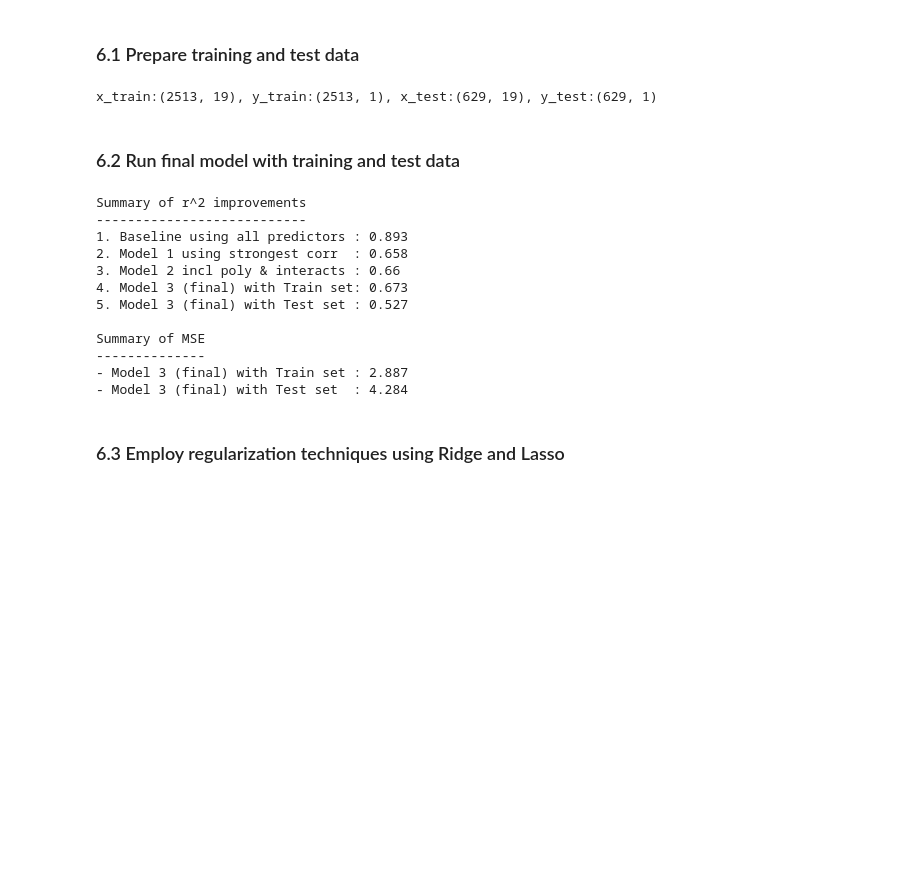
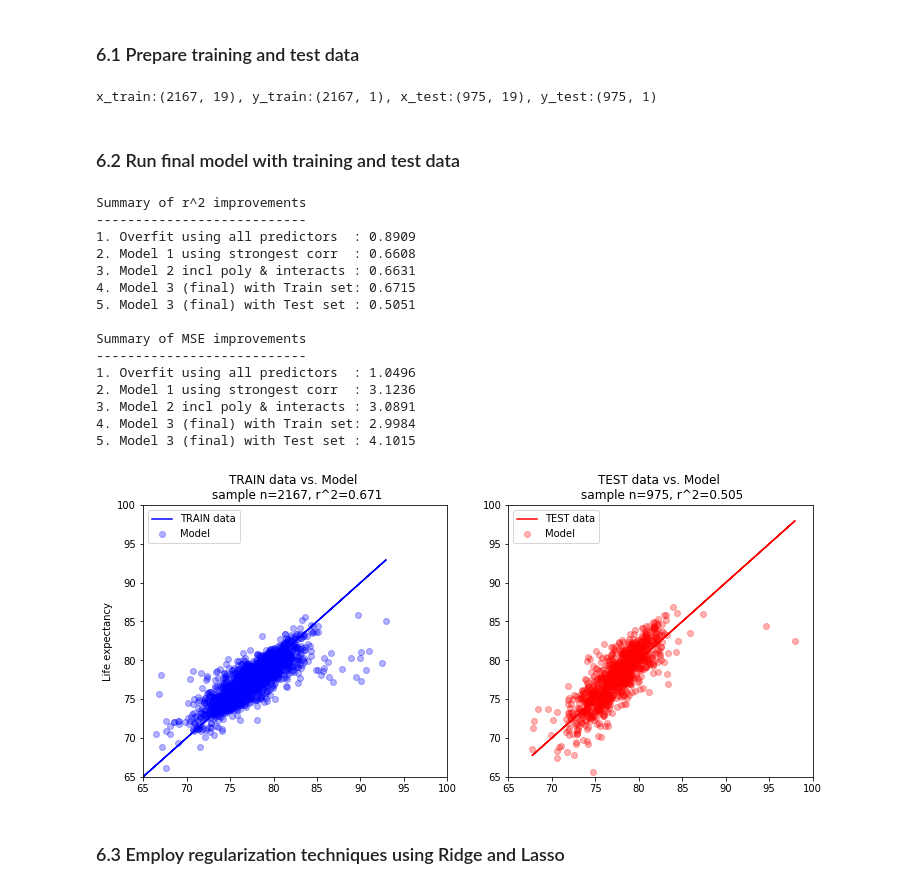
Before and after one commit to algakovic/Life-Expectancy-USA, a Jupyter notebook: Life_Expectancy_USA.ipynb, the cells around one changed output. Drawn from its saved outputs; the diff is of its cells as text; code cells hidden in the pictures; blank space fills up the shorter version.

```diff
--- a/Life_Expectancy_USA.ipynb
+++ b/Life_Expectancy_USA.ipynb
@@ -474,7 +488,6 @@ Correlation between all predictors vs. Life expectancy:
 # %%
 # Assign training data to the final choice of predictors
 x_train = x_shortlist
-y_train = y
 
 # Assign test data (before processing)
 x_test_raw = pd.DataFrame(x_test, columns=x_all.columns)
@@ -486,6 +499,7 @@ df_test = pd.DataFrame()
 for col in final_columns:
     # Create interaction terms
     if col.find('_AND_') != -1:
+        c = 1
         inter1 = col[0:col.find('_AND_')]
         inter2 = col[(-1)*(len(col)-5-len(inter1)):]
         c = [inter1,inter2]
@@ -500,7 +514,6 @@ for col in final_columns:
     else:
         c = col
         df_test[col] = x_test_raw[col]
-    output_columns.append(c)
 
 # Assign test data (after processing)
 scaler = MinMaxScaler()
@@ -508,9 +521,9 @@ x_test = pd.DataFrame(scaler.fit_transform(df_test), columns=df_test.columns) #
 y_test = (pd.DataFrame(y_test)).reset_index(drop=True)
 
 # Double check data dimensions are the comparable
-print(f'x_train:{x_shortlist.shape}, y_train:{y.shape}, x_test:{x_test.shape}, y_test:{y_test.shape}')
+print(f'x_train:{x_train.shape}, y_train:{y_train.shape}, x_test:{x_test.shape}, y_test:{y_test.shape}')
 # %% [output]
-x_train:(2513, 19), y_train:(2513, 1), x_test:(629, 19), y_test:(629, 1)
+x_train:(2167, 19), y_train:(2167, 1), x_test:(975, 19), y_test:(975, 1)
 # %% [markdown]
 ### 6.2 Run final model with training and test data
 # %%
@@ -524,34 +537,59 @@ pred_test  = linreg.predict(x_test)
 
 final_train_rsq = linreg.score(x_train, y_train)
 final_test_rsq  = linreg.score(x_test, y_test)
-final_train_mse  = mean_squared_error(y_train, pred_train)
-final_test_mse = mean_squared_error(y_test, pred_test)
+final_train_mse = mean_squared_error(y_train, pred_train)
+final_test_mse  = mean_squared_error(y_test, pred_test)
 
 print('Summary of r^2 improvements')
 print('---------------------------')
-print('1. Baseline using all predictors :', round(baseline1,3))
-print('2. Model 1 using strongest corr  :', round(baseline2,3))
-print('3. Model 2 incl poly & interacts :', round(baseline3,3))
-print('4. Model 3 (final) with Train set:', round(final_train_rsq,3))
-print('5. Model 3 (final) with Test set :', round(final_test_rsq,3))
+print('1. Overfit using all predictors  :', round(baseline_rsq,4))
+print('2. Model 1 using strongest corr  :', round(model1_rsq,4))
+print('3. Model 2 incl poly & interacts :', round(model2_rsq,4))
+print('4. Model 3 (final) with Train set:', round(final_train_rsq,4))
+print('5. Model 3 (final) with Test set :', round(final_test_rsq,4))
 print('')
-print('Summary of MSE')
-print('--------------')
-print('- Model 3 (final) with Train set :', round(final_train_mse,3))
-print('- Model 3 (final) with Test set  :', round(final_test_mse,3))
+print('Summary of MSE improvements')
+print('---------------------------')
+print('1. Overfit using all predictors  :', round(baseline_mse,4))
+print('2. Model 1 using strongest corr  :', round(model1_mse,4))
+print('3. Model 2 incl poly & interacts :', round(model2_mse,4))
+print('4. Model 3 (final) with Train set:', round(final_train_mse,4))
+print('5. Model 3 (final) with Test set :', round(final_test_mse,4))
 # %% [output]
 Summary of r^2 improvements
 ---------------------------
-1. Baseline using all predictors : 0.893
-2. Model 1 using strongest corr  : 0.658
-3. Model 2 incl poly & interacts : 0.66
-4. Model 3 (final) with Train set: 0.673
-5. Model 3 (final) with Test set : 0.527
+1. Overfit using all predictors  : 0.8909
+2. Model 1 using strongest corr  : 0.6608
+3. Model 2 incl poly & interacts : 0.6631
+4. Model 3 (final) with Train set: 0.6715
+5. Model 3 (final) with Test set : 0.5051
 
-Summary of MSE
---------------
-- Model 3 (final) with Train set : 2.887
-- Model 3 (final) with Test set  : 4.284
+Summary of MSE improvements
+---------------------------
+1. Overfit using all predictors  : 1.0496
+2. Model 1 using strongest corr  : 3.1236
+3. Model 2 incl poly & interacts : 3.0891
+4. Model 3 (final) with Train set: 2.9984
+5. Model 3 (final) with Test set : 4.1015
+# %%
+fig, axes = plt.subplots(nrows=1, ncols=2, figsize=(12,5))
+axes[0].scatter(y_train, pred_train, label='Model', color='blue', alpha=0.3)
+axes[0].plot(y_train, y_train, label='TRAIN data', color='blue')
+axes[1].scatter(y_test, pred_test, label='Model', color='red', alpha=0.3)
+axes[1].plot(y_test, y_test, label='TEST data', color='red')
+axes[0].set_xlim(65,100)
+axes[0].set_ylim(65,100)
+axes[1].set_xlim(65,100)
+axes[1].set_ylim(65,100)
+axes[0].set_ylabel('Life expectancy')
+axes[0].legend(loc='upper left')
+axes[1].legend(loc='upper left')
+axes[0].set_title(f'TRAIN data vs. Model \n sample n={x_train.shape[0]}, r^2={round(final_train_rsq,3)}')
+axes[1].set_title(f'TEST data vs. Model \n sample n={x_test.shape[0]}, r^2={round(final_test_rsq,3)}')
+plt.legend()
+plt.show()
+# %% [output]
+[figure, added]
 # %% [markdown]
 ### 6.3 Employ regularization techniques using Ridge and Lasso
 # %%
```
Also changed, not shown: parts of 31 cells of this notebook.
